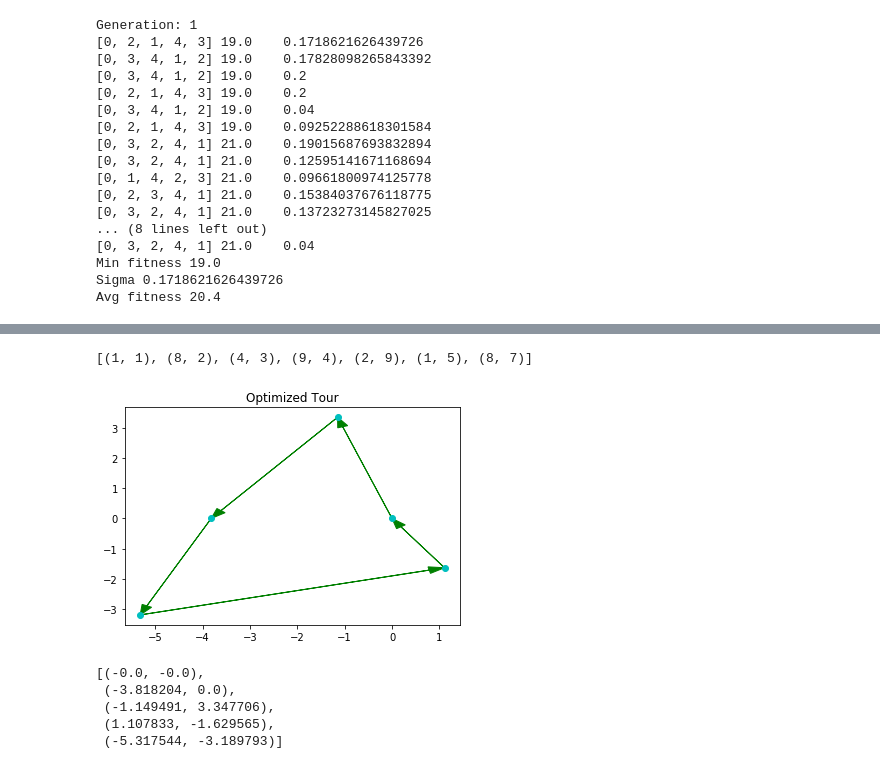
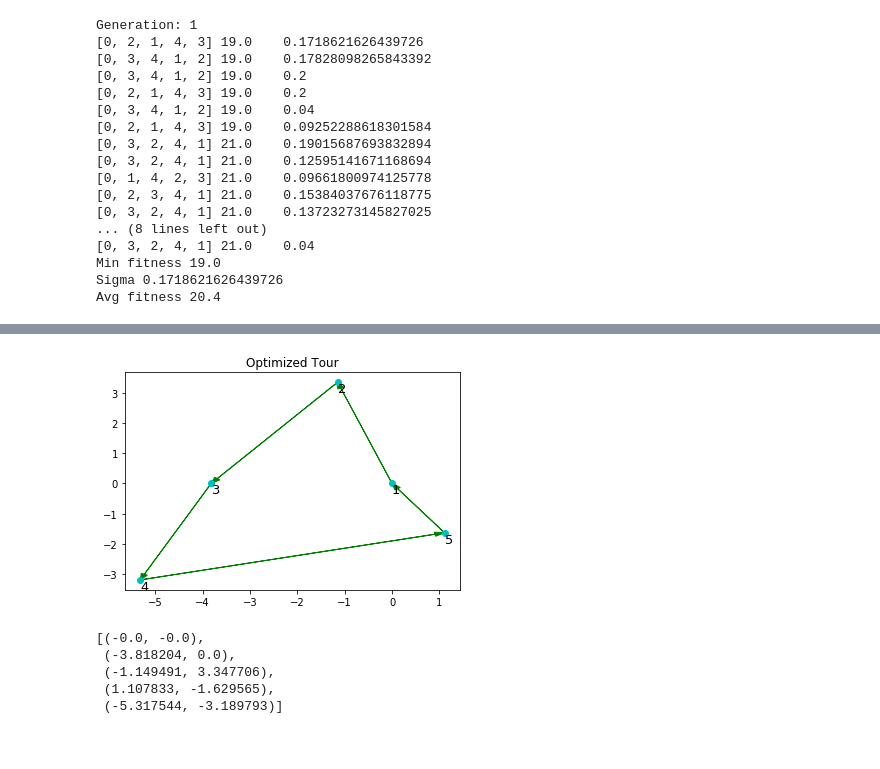
Before and after one commit to alexivaner/Travel-Salesman-Problem-using-GA, a Jupyter notebook: Final Project TSP.ipynb, the cells around one changed output, grey strips where cells are left out. Drawn from its saved outputs; the diff is of its cells as text; code cells hidden in the pictures.

```diff
--- a/Final Project TSP.ipynb
+++ b/Final Project TSP.ipynb
@@ -680,6 +690,0 @@ plt.show()
-# %%
-cfg.cityCoordinat=[[-0.000000   ,-0.000000],
- [-3.818204  ,  0.000000],
- [ -1.149491  ,  3.347706],
- [1.107833  , -1.629565],
- [-5.317544 ,  -3.189793]]
@@ -690,7 +691,3 @@ SyntaxError: can't use starred expression here (<ipython-input-72-b40132d9ab48>,
-# %%
-points
-# %% [output]
-[(1, 1), (8, 2), (4, 3), (9, 4), (2, 9), (1, 5), (8, 7)]
 # %%
 import matplotlib.pyplot as plt
 
@@ -713,7 +710,10 @@ def plotTSP(path, points, num_iters=1):
 
     plt.plot(x, y, 'co')
     plt.title("Optimized Tour")
-    a_scale = float(max(x))/float(5)
+    a_scale = float(max(x))/float(8)
+
+    for i in range(len(paths[0])):
+        plt.annotate(i+1, (x[i], y[i]),fontsize=13,verticalalignment='top')
     # Draw the older paths, if provided
     if num_iters > 1:
 
@@ -738,15 +738,10 @@ def plotTSP(path, points, num_iters=1):
     plt.show()
 
 
-if __name__ == '__main__':
-    res = [tuple(i) for i in cfg.cityCoordinat]
-    # Local Search operation
-    path1 = [0, 2, 1, 4, 3]
-
+def plotGraph(path1, cityCoordinat):
+    res = [tuple(i) for i in cityCoordinat]
     # Pack the paths into a list
     paths = [path1]
 
     # Run the function
-    plotTSP(paths, res, 1)
+    plotTSP(paths, res)
-# %% [output]
-[figure, removed]
@@ -755,3 +748,7 @@ res = [tuple(i) for i in cfg.cityCoordinat]
+# %%
+plotGraph([0, 2, 1, 4, 3],cfg.cityCoordinat)
+# %% [output]
+[figure, added]
 # %%
 res
 # %% [output]
```
Also changed, not shown: parts of 6 cells of this notebook.
